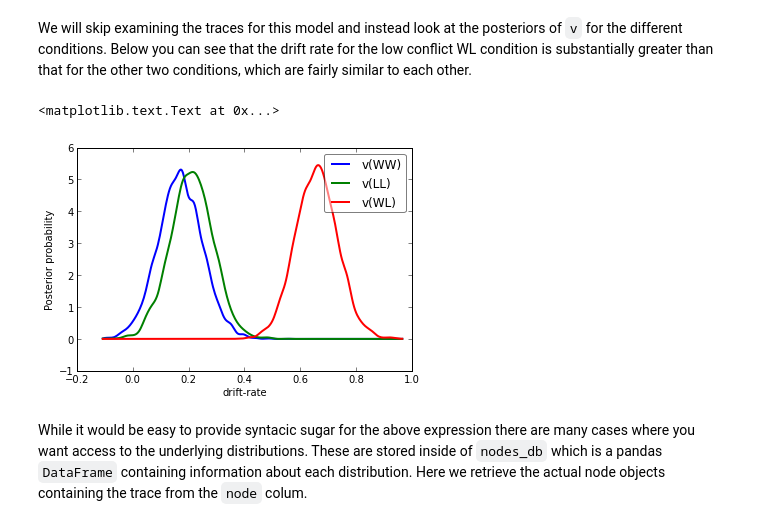
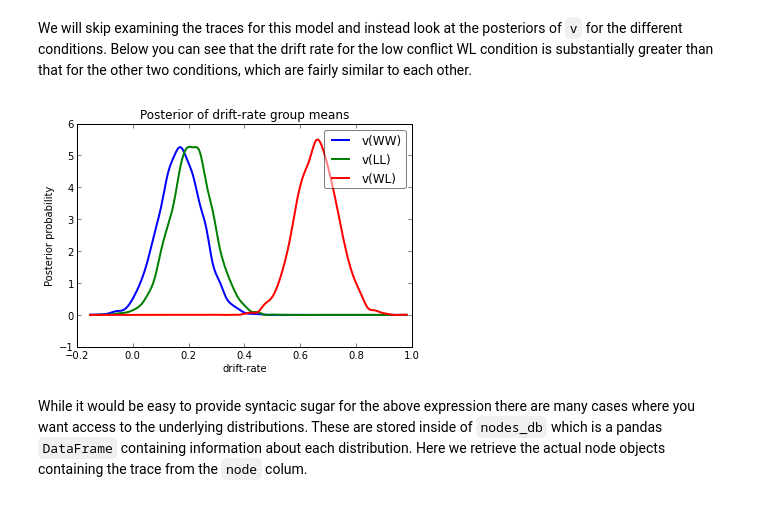
Before and after one commit to hddm-devs/hddm, a Jupyter notebook: hddm/examples/hddm_demo.ipynb, the cells around one changed output. Drawn from its saved outputs; the diff is of its cells as text; code cells hidden in the pictures.

Commit message:
DOC: Added figure numbers, page numbers, figure titles.

```diff
--- a/hddm/examples/hddm_demo.ipynb
+++ b/hddm/examples/hddm_demo.ipynb
@@ -159,11 +161,12 @@ We will skip examining the traces for this model and instead look at the posteri
 # %%
 v_WW, v_LL, v_WL = m_stim.nodes_db.node[['v(WW)', 'v(LL)', 'v(WL)']]
 hddm.analyze.plot_posterior_nodes([v_WW, v_LL, v_WL])
 plt.xlabel('drift-rate')
 plt.ylabel('Posterior probability')
+plt.title('Posterior of drift-rate group means')
+plt.savefig('hddm_demo_fig_06.pdf')
 # %% [output]
-<matplotlib.text.Text at 0x...>
-[figure, old version]
+[figure, new version]
 # %% [markdown]
 While it would be easy to provide syntacic sugar for the above expression there are many cases where you want access to the underlying distributions. These are stored inside of `nodes_db` which is a pandas `DataFrame` containing information about each distribution. Here we retrieve the actual node objects containing the trace from the `node` colum.
 # %% [markdown]
```
Also changed, not shown: parts of 2 cells of this notebook, 4 other files.
